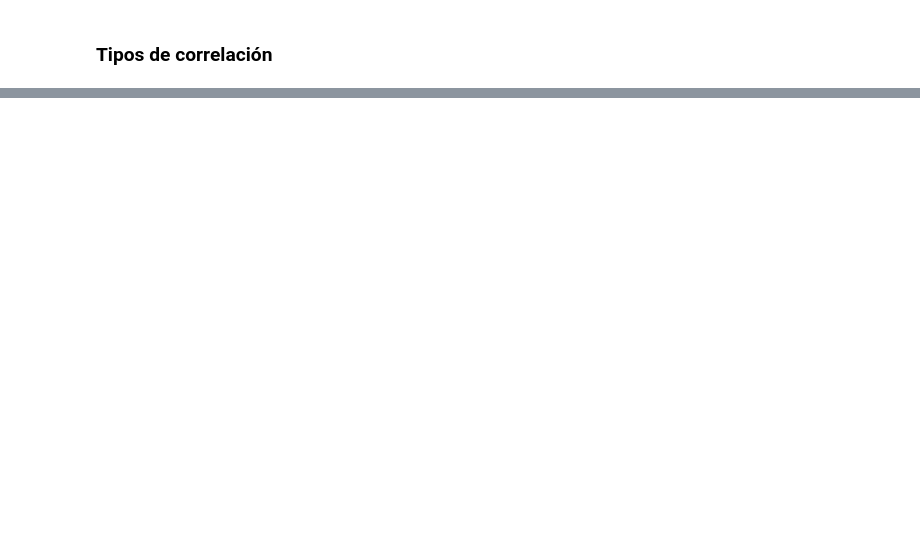
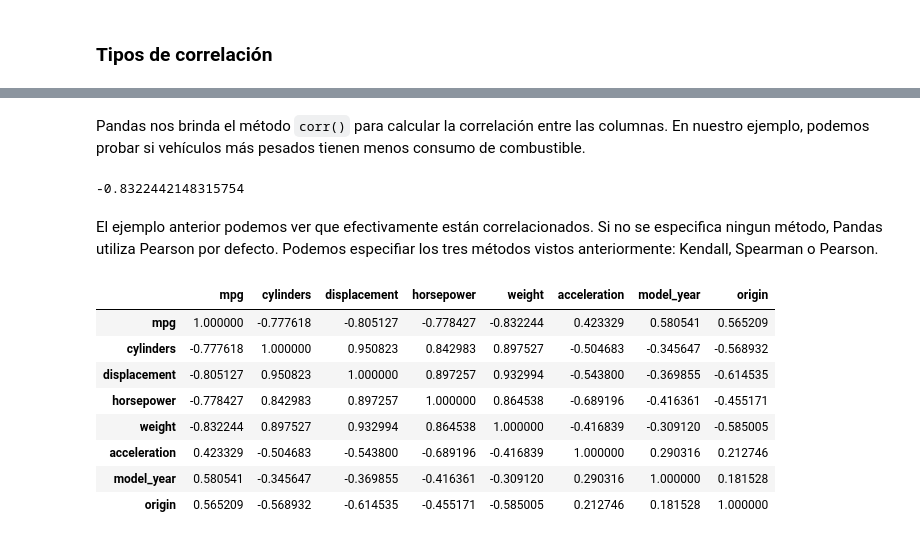
Before and after one commit to brunomaso1/ml-porfolio, a Jupyter notebook: content/posts/jupyter-notebooks/2018/Correlación_de_atributos_python.ipynb, the cells around one changed output, grey strips where cells are left out. Saved outputs shown, nothing was run; the diff lists cells and outputs as text; code cells hidden in the pictures; blank space fills up the shorter version.

````diff
--- a/content/posts/jupyter-notebooks/2018/Correlación_de_atributos_python.ipynb
+++ b/content/posts/jupyter-notebooks/2018/Correlación_de_atributos_python.ipynb
@@ -81,0 +222,21 @@ O sea, 42% de variación de $Y$ puede ser explicada por $X$.
+# %% [markdown]
+Pandas nos brinda el método ```corr()``` para calcular la correlación entre las columnas. En nuestro ejemplo, podemos probar si vehículos más pesados tienen menos consumo de combustible.
+# %%
+data['mpg'].corr(data['weight'])
+# %% [output]
+-0.8322442148315754
+# %% [markdown]
+El ejemplo anterior podemos ver que efectivamente están correlacionados. Si no se especifica ningun método, Pandas utiliza Pearson por defecto. Podemos especifiar los tres métodos vistos anteriormente: Kendall, Spearman o Pearson.
+# %%
+# Correlación pearson.
+data.corr(method='pearson')
+# %% [output]
+|  | mpg | cylinders | displacement | horsepower | weight | acceleration | model_year | origin |
+| mpg | 1.000000 | -0.777618 | -0.805127 | -0.778427 | -0.832244 | 0.423329 | 0.580541 | 0.565209 |
+| cylinders | -0.777618 | 1.000000 | 0.950823 | 0.842983 | 0.897527 | -0.504683 | -0.345647 | -0.568932 |
+| displacement | -0.805127 | 0.950823 | 1.000000 | 0.897257 | 0.932994 | -0.543800 | -0.369855 | -0.614535 |
+| horsepower | -0.778427 | 0.842983 | 0.897257 | 1.000000 | 0.864538 | -0.689196 | -0.416361 | -0.455171 |
+| weight | -0.832244 | 0.897527 | 0.932994 | 0.864538 | 1.000000 | -0.416839 | -0.309120 | -0.585005 |
+| acceleration | 0.423329 | -0.504683 | -0.543800 | -0.689196 | -0.416839 | 1.000000 | 0.290316 | 0.212746 |
+| model_year | 0.580541 | -0.345647 | -0.369855 | -0.416361 | -0.309120 | 0.290316 | 1.000000 | 0.181528 |
+| origin | 0.565209 | -0.568932 | -0.614535 | -0.455171 | -0.585005 | 0.212746 | 0.181528 | 1.000000 |
````
Also changed, not shown: parts of 16 cells of this notebook, 5 other files.
